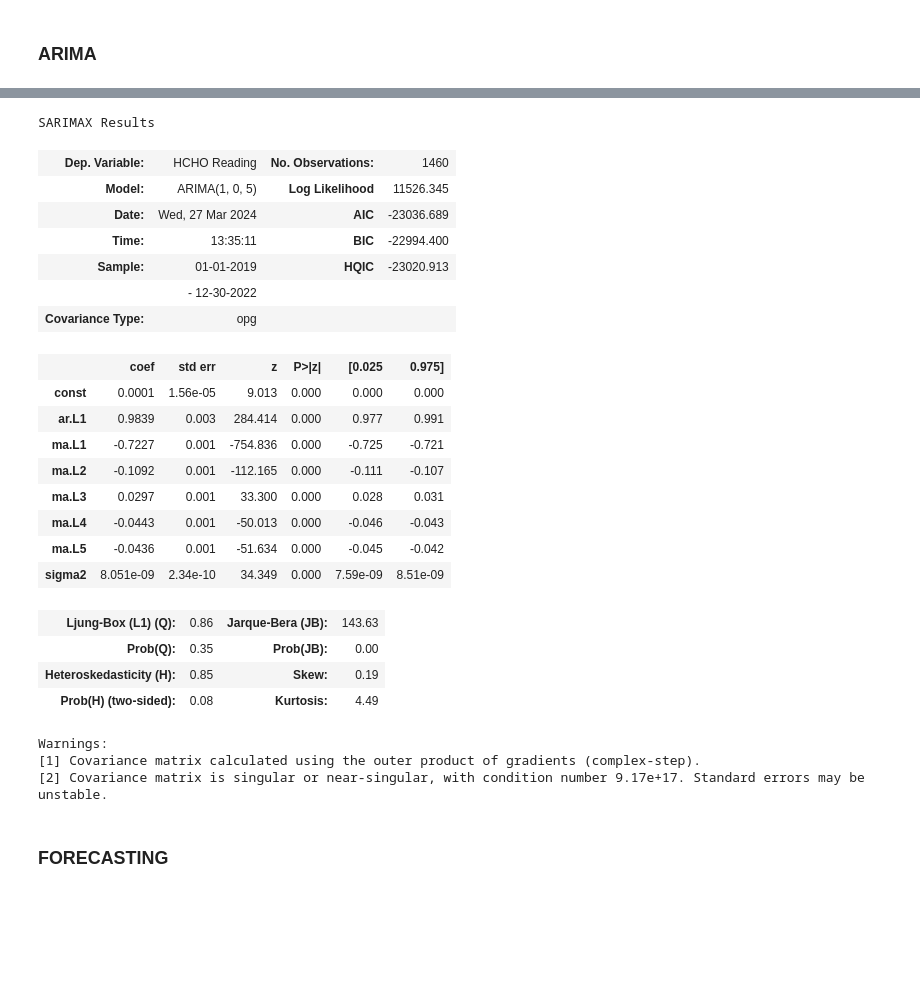
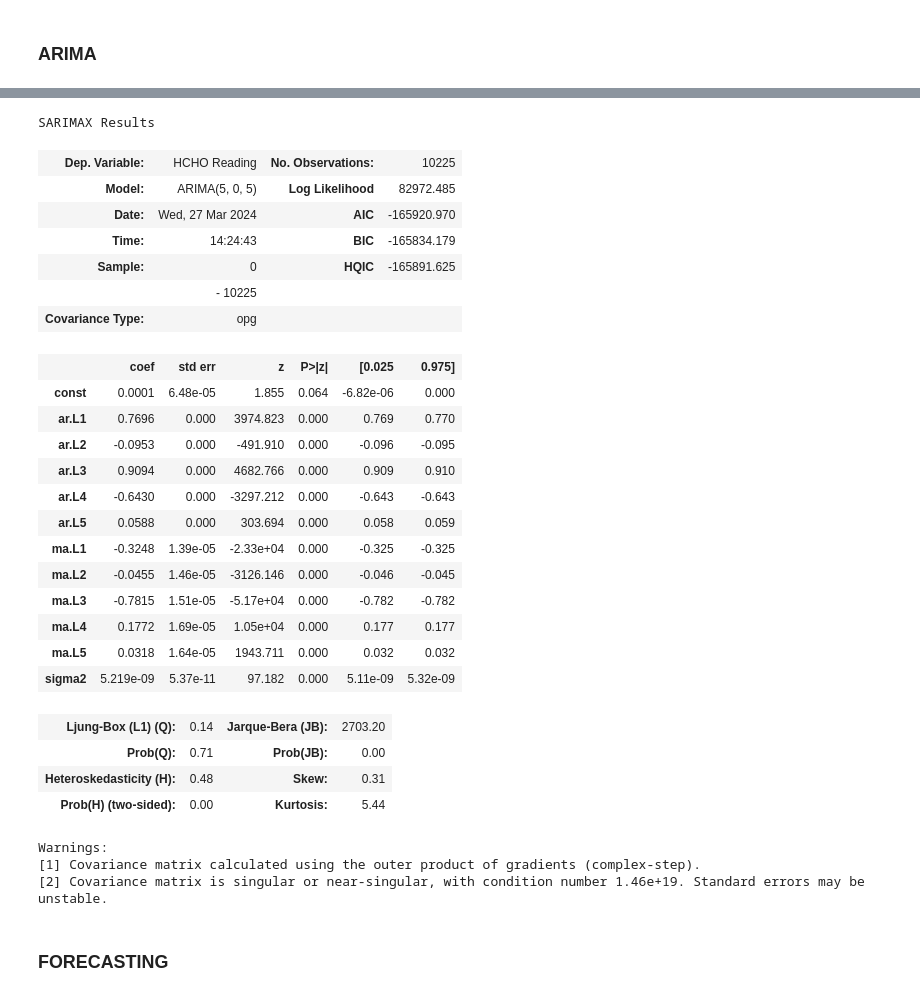
Before and after one commit to VinukaSilva/HCHO-Prediction, a Jupyter notebook: Future Forecasting.ipynb, the cells around one changed output, grey strips where cells are left out. Cells and saved outputs as stored; diff of their text form; code cells hidden in the pictures; blank space fills up the shorter version.

```diff
--- a/Future Forecasting.ipynb
+++ b/Future Forecasting.ipynb
@@ -83,39 +79,43 @@ Best ARIMA model: ARIMA(1, 0, 5) - AIC: -17189.65
 # %%
 # Define the training and testing sets
 train_size = int(len(hcho_data) * 0.8)
 train_data = hcho_data[:train_size]
 test_data = hcho_data[train_size:]
 
-best_order = (1, 0, 5)
+best_order = (5, 0, 5)
 
 model = ARIMA(train_data['HCHO Reading'], order=best_order)
 results = model.fit()
 
 results.summary()
 # %% [output]
 SARIMAX Results
-| Dep. Variable: | HCHO Reading | No. Observations: | 1460 |
-| Model: | ARIMA(1, 0, 5) | Log Likelihood | 11526.345 |
-| Date: | Wed, 27 Mar 2024 | AIC | -23036.689 |
-| Time: | 13:35:11 | BIC | -22994.400 |
-| Sample: | 01-01-2019 | HQIC | -23020.913 |
-|  | - 12-30-2022 |  |  |
+| Dep. Variable: | HCHO Reading | No. Observations: | 10225 |
+| Model: | ARIMA(5, 0, 5) | Log Likelihood | 82972.485 |
+| Date: | Wed, 27 Mar 2024 | AIC | -165920.970 |
+| Time: | 14:24:43 | BIC | -165834.179 |
+| Sample: | 0 | HQIC | -165891.625 |
+|  | - 10225 |  |  |
 | Covariance Type: | opg |  |  |
 |  | coef | std err | z | P>|z| | [0.025 | 0.975] |
-| const | 0.0001 | 1.56e-05 | 9.013 | 0.000 | 0.000 | 0.000 |
-| ar.L1 | 0.9839 | 0.003 | 284.414 | 0.000 | 0.977 | 0.991 |
-| ma.L1 | -0.7227 | 0.001 | -754.836 | 0.000 | -0.725 | -0.721 |
-| ma.L2 | -0.1092 | 0.001 | -112.165 | 0.000 | -0.111 | -0.107 |
-| ma.L3 | 0.0297 | 0.001 | 33.300 | 0.000 | 0.028 | 0.031 |
-| ma.L4 | -0.0443 | 0.001 | -50.013 | 0.000 | -0.046 | -0.043 |
-| ma.L5 | -0.0436 | 0.001 | -51.634 | 0.000 | -0.045 | -0.042 |
-| sigma2 | 8.051e-09 | 2.34e-10 | 34.349 | 0.000 | 7.59e-09 | 8.51e-09 |
+| const | 0.0001 | 6.48e-05 | 1.855 | 0.064 | -6.82e-06 | 0.000 |
+| ar.L1 | 0.7696 | 0.000 | 3974.823 | 0.000 | 0.769 | 0.770 |
+| ar.L2 | -0.0953 | 0.000 | -491.910 | 0.000 | -0.096 | -0.095 |
+| ar.L3 | 0.9094 | 0.000 | 4682.766 | 0.000 | 0.909 | 0.910 |
+| ar.L4 | -0.6430 | 0.000 | -3297.212 | 0.000 | -0.643 | -0.643 |
+| ar.L5 | 0.0588 | 0.000 | 303.694 | 0.000 | 0.058 | 0.059 |
+| ma.L1 | -0.3248 | 1.39e-05 | -2.33e+04 | 0.000 | -0.325 | -0.325 |
+| ma.L2 | -0.0455 | 1.46e-05 | -3126.146 | 0.000 | -0.046 | -0.045 |
+| ma.L3 | -0.7815 | 1.51e-05 | -5.17e+04 | 0.000 | -0.782 | -0.782 |
+| ma.L4 | 0.1772 | 1.69e-05 | 1.05e+04 | 0.000 | 0.177 | 0.177 |
+| ma.L5 | 0.0318 | 1.64e-05 | 1943.711 | 0.000 | 0.032 | 0.032 |
+| sigma2 | 5.219e-09 | 5.37e-11 | 97.182 | 0.000 | 5.11e-09 | 5.32e-09 |
-| Ljung-Box (L1) (Q): | 0.86 | Jarque-Bera (JB): | 143.63 |
-| Prob(Q): | 0.35 | Prob(JB): | 0.00 |
-| Heteroskedasticity (H): | 0.85 | Skew: | 0.19 |
-| Prob(H) (two-sided): | 0.08 | Kurtosis: | 4.49 |
+| Ljung-Box (L1) (Q): | 0.14 | Jarque-Bera (JB): | 2703.20 |
+| Prob(Q): | 0.71 | Prob(JB): | 0.00 |
+| Heteroskedasticity (H): | 0.48 | Skew: | 0.31 |
+| Prob(H) (two-sided): | 0.00 | Kurtosis: | 5.44 |
 Warnings:
 [1] Covariance matrix calculated using the outer product of gradients (complex-step).
-[2] Covariance matrix is singular or near-singular, with condition number 9.17e+17. Standard errors may be unstable.
+[2] Covariance matrix is singular or near-singular, with condition number 1.46e+19. Standard errors may be unstable.
 # %% [markdown]
 ### FORECASTING
```
Also changed, not shown: parts of 3 cells of this notebook.
